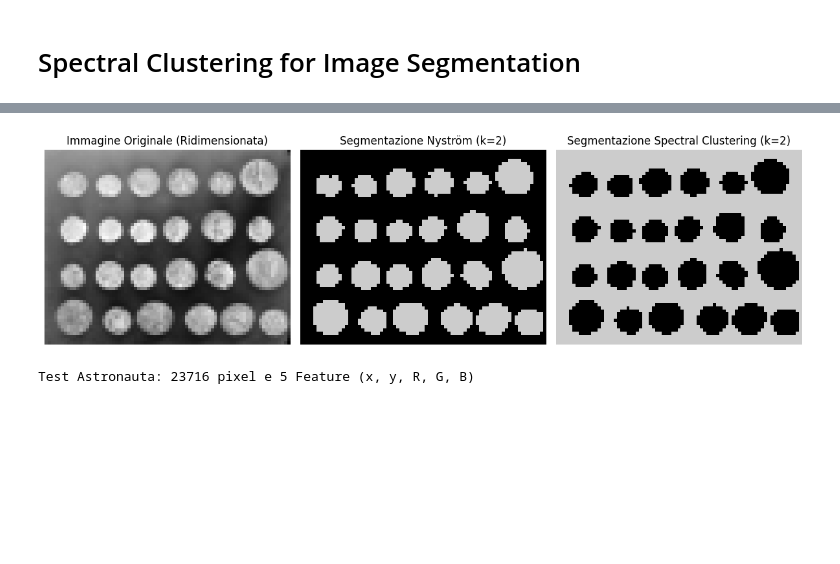
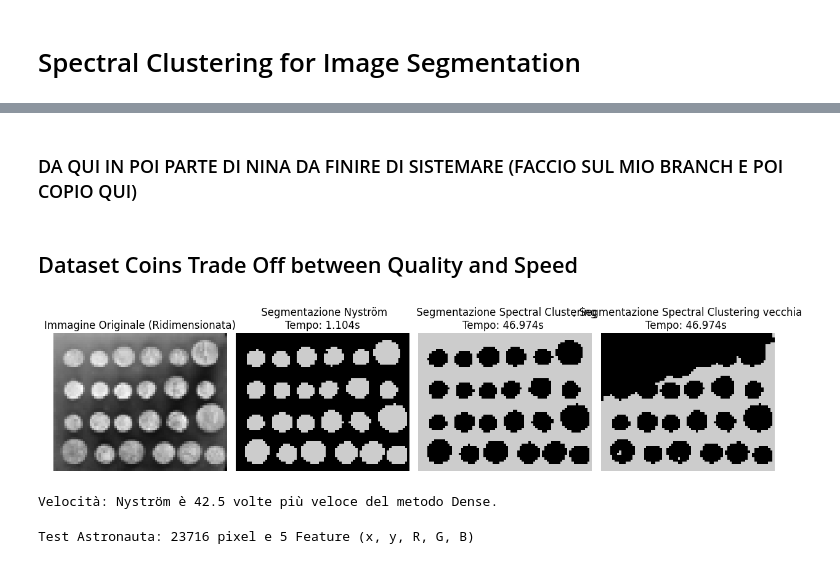
Before and after one commit to giorgiozoccatelli/ComputationalLinearAlgebra, a Jupyter notebook: SpectralClustering/SpectralClustering.ipynb, the cells around one changed output, grey strips where cells are left out. Saved outputs shown, nothing was run; the diff lists cells and outputs as text; code cells hidden in the pictures; blank space fills up the shorter version.

```diff
--- a/SpectralClustering/SpectralClustering.ipynb
+++ b/SpectralClustering/SpectralClustering.ipynb
@@ -214,56 +334,64 @@ Standard Spectral    | 0.5823s | 1.0000
+# %% [markdown]
+### DA QUI IN POI PARTE DI NINA DA FINIRE DI SISTEMARE (FACCIO SUL MIO BRANCH E POI COPIO QUI)
+# %% [markdown]
+## Dataset Coins Trade Off between Quality and Speed
 # %%
-#proviamo  con  immagine monete: qualità simile: confronto tra tempi importate!!!
 
-import matplotlib.pyplot as plt
-from skimage import data, color
-from skimage.transform import rescale
-import numpy as np
-import time
-
-# 1. Caricamento e ridimensionamento (fondamentale per non saturare la RAM)
 image = data.coins()
-image_rescaled = rescale(image, 0.2, anti_aliasing=True) # Ridimensiona al 20%
+image_rescaled = rescale(image, 0.2, anti_aliasing=True)
 rows, cols = image_rescaled.shape
 
-# 2. Prepariamo i dati: usiamo posizione (r,c) e intensità del grigio
-# Creiamo una matrice di feature (n_pixel x 3)
 r_coords, c_coords = np.indices((rows, cols))
 X_img = np.column_stack([
     r_coords.ravel(),
     c_coords.ravel(),
-    image_rescaled.ravel() * 100  # Pesiamo l'intensità per darle importanza
+    image_rescaled.ravel() * 500
 ])
 
-# Scaliamo i dati per il clustering
 X_img_scaled = StandardScaler().fit_transform(X_img)
 
-# 3. Eseguiamo il tuo algoritmo Nyström-Fowlkes
-# Proviamo con 2 cluster (monete vs sfondo) o più (per catturare ombre diverse)
 n_cl = 2
-labels = nystrom_fowlkes_spectra_clustering(X_img_scaled, m=200, n_clusters=n_cl, gamma=5.0)
-labels2= spectral_clustering_dense(X_img_scaled, n_clusters=n_cl, sigma=0.5)
-# 4. Ricostruiamo l'immagine dalle labels
-segmentation = labels.reshape((rows, cols))
-segmentation2= labels2.reshape((rows, cols))
-# 5. Visualizzazione
-fig, ax = plt.subplots(1, 3, figsize=(12, 6))
+t0=time.time()
+labels_nys, _, _  = nystrom_fowlkes_spectra_clustering(X_img_scaled, m=200, n_clusters=n_cl, gamma=5.0)
+t_nys=time.time()-t0
+
+t0=time.time()
+labels_dense = spectral_clustering_dense(X_img_scaled, n_clusters=n_cl, k_nn=1000, plot_results=False)
+t_dense=time.time()-t0
+
+t0=time.time()
+labels_dense_vecchia = spectral_clustering_dense_vecchia(X_img_scaled, n_clusters=n_cl, sigma=0.5)
+t_dense=time.time()-t0
+
+segmentation_nys = labels_nys.reshape((rows, cols))
+segmentation_dense= labels_dense.reshape((rows, cols))
+segmentation_dense_vecchia= labels_dense_vecchia.reshape((rows, cols))
+
+fig, ax = plt.subplots(1, 4, figsize=(12, 6))
 
 ax[0].imshow(image_rescaled, cmap='gray')
 ax[0].set_title("Immagine Originale (Ridimensionata)")
 ax[0].axis('off')
 
-ax[1].imshow(segmentation, cmap='nipy_spectral')
-ax[1].set_title(f"Segmentazione Nyström (k={n_cl})")
+ax[1].imshow(segmentation_nys, cmap='nipy_spectral')
+ax[1].set_title(f" Segmentazione Nyström\nTempo: {t_nys:.3f}s")
 ax[1].axis('off')
 
-ax[2].imshow(segmentation2, cmap='nipy_spectral')
-ax[2].set_title(f"Segmentazione Spectral Clustering (k={n_cl})")
+ax[2].imshow(segmentation_dense_vecchia, cmap='nipy_spectral')
+ax[2].set_title(f" Segmentazione Spectral Clustering vecchia\nTempo: {t_dense:.3f}s ")
 ax[2].axis('off')
+
+ax[3].imshow(segmentation_dense, cmap='nipy_spectral')
+ax[3].set_title(f", Segmentazione Spectral Clustering \nTempo: {t_dense:.3f}s ")
+ax[3].axis('off')
 
 plt.tight_layout()
 plt.show()
+
+print(f"Velocità: Nyström è {t_dense / t_nys:.1f} volte più veloce del metodo Dense.")
 # %% [output]
-[figure, old version]
+[figure, new version]
+Velocità: Nyström è 42.5 volte più veloce del metodo Dense.
 # %%
 from skimage import data
 from sklearn.preprocessing import StandardScaler
```
Also changed, not shown: parts of 13 cells of this notebook.
